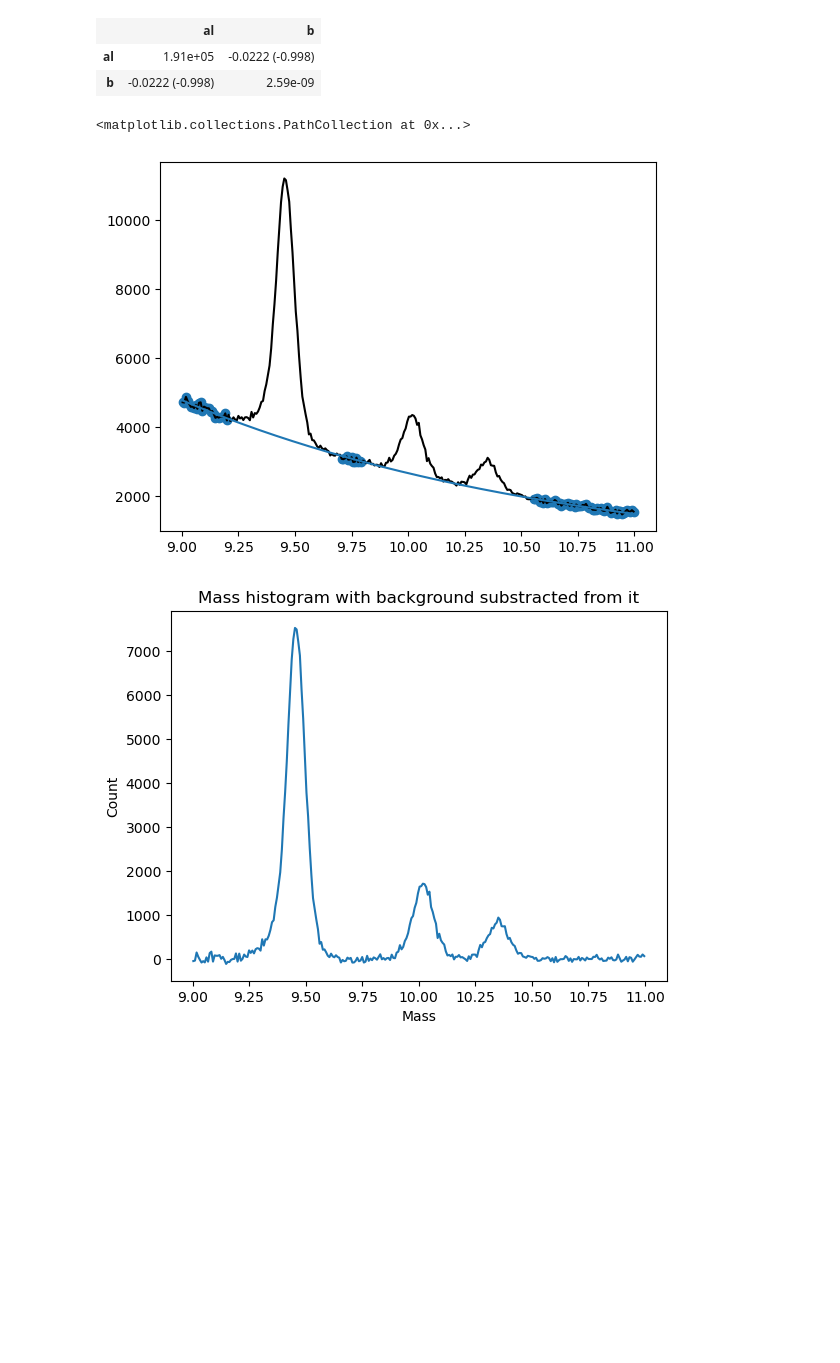
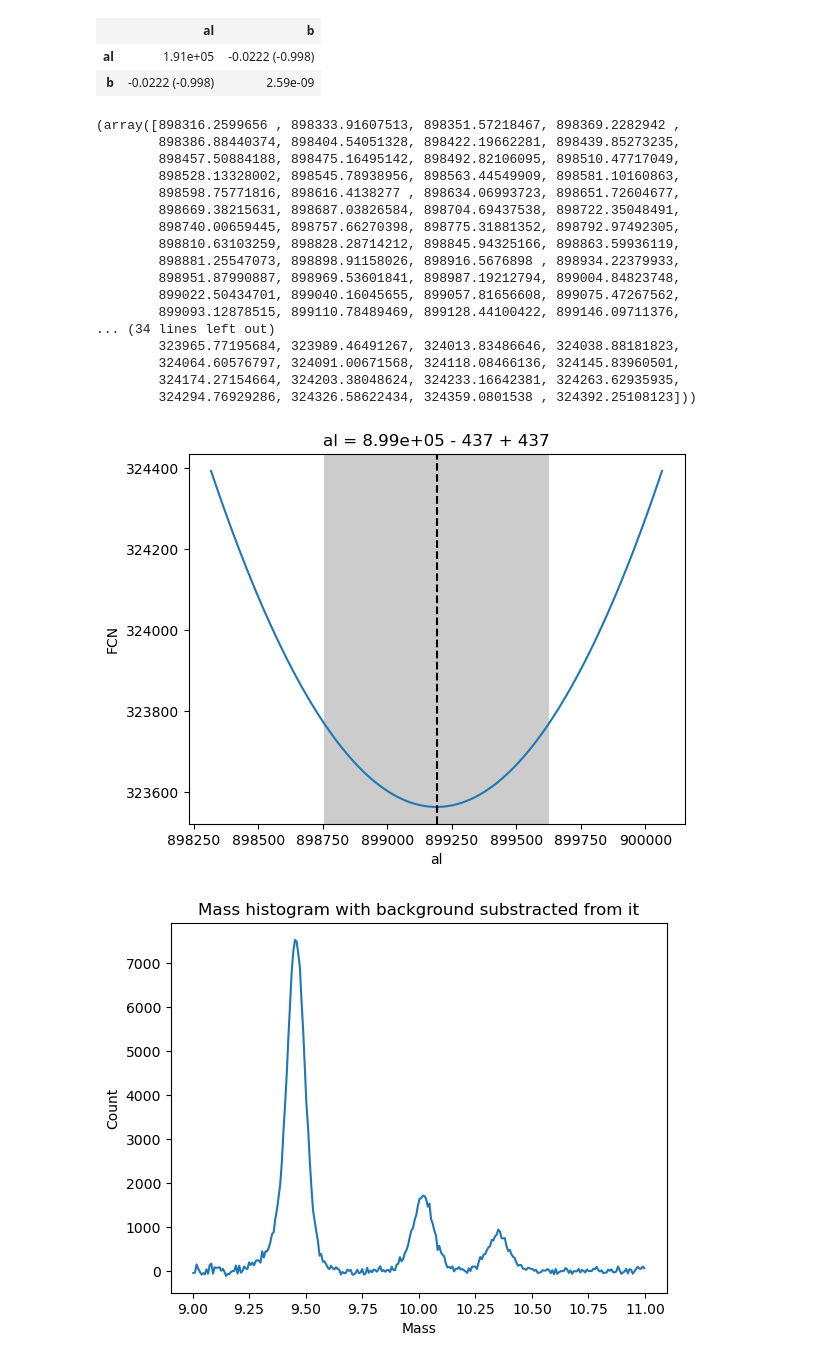
Before and after one commit to aqnemo32/project_f1_dah, a Jupyter notebook: iminuit_test.ipynb, the cells around one changed output. Saved outputs shown, nothing was run; the diff lists cells and outputs as text; code cells hidden in the pictures; blank space fills up the shorter version.

```diff
--- a/iminuit_test.ipynb
+++ b/iminuit_test.ipynb
@@ -141,12 +147,30 @@ m_dec.migrad()
 # %%
 al_fit = m_dec.values['al']
 b_fit = m_dec.values['b']
 plt.plot(bins, count, color='k')
 plt.plot(bins, decay(bins, al_fit, b_fit))
 plt.scatter(bins_back, count_back)
+plt.clf()
+m_dec.draw_profile('al')
 # %% [output]
-<matplotlib.collections.PathCollection at 0x...>
+(array([898316.2599656 , 898333.91607513, 898351.57218467, 898369.2282942 ,
+        898386.88440374, 898404.54051328, 898422.19662281, 898439.85273235,
+        898457.50884188, 898475.16495142, 898492.82106095, 898510.47717049,
+        898528.13328002, 898545.78938956, 898563.44549909, 898581.10160863,
+        898598.75771816, 898616.4138277 , 898634.06993723, 898651.72604677,
+        898669.38215631, 898687.03826584, 898704.69437538, 898722.35048491,
+        898740.00659445, 898757.66270398, 898775.31881352, 898792.97492305,
+        898810.63103259, 898828.28714212, 898845.94325166, 898863.59936119,
+        898881.25547073, 898898.91158026, 898916.5676898 , 898934.22379933,
+        898951.87990887, 898969.53601841, 898987.19212794, 899004.84823748,
+        899022.50434701, 899040.16045655, 899057.81656608, 899075.47267562,
+        899093.12878515, 899110.78489469, 899128.44100422, 899146.09711376,
+... (34 lines left out)
+        323965.77195684, 323989.46491267, 324013.83486646, 324038.88181823,
+        324064.60576797, 324091.00671568, 324118.08466136, 324145.83960501,
+        324174.27154664, 324203.38048624, 324233.16642381, 324263.62935935,
+        324294.76929286, 324326.58622434, 324359.0801538 , 324392.25108123]))
-[figure, old version]
+[figure, new version]
 # %%
 count_1_clean = count_1 - decay(bins_1, al_fit, b_fit)
 count_2_clean = count_2 - decay(bins_2, al_fit, b_fit)
```
Also changed, not shown: parts of 8 cells of this notebook, 4 other files.
